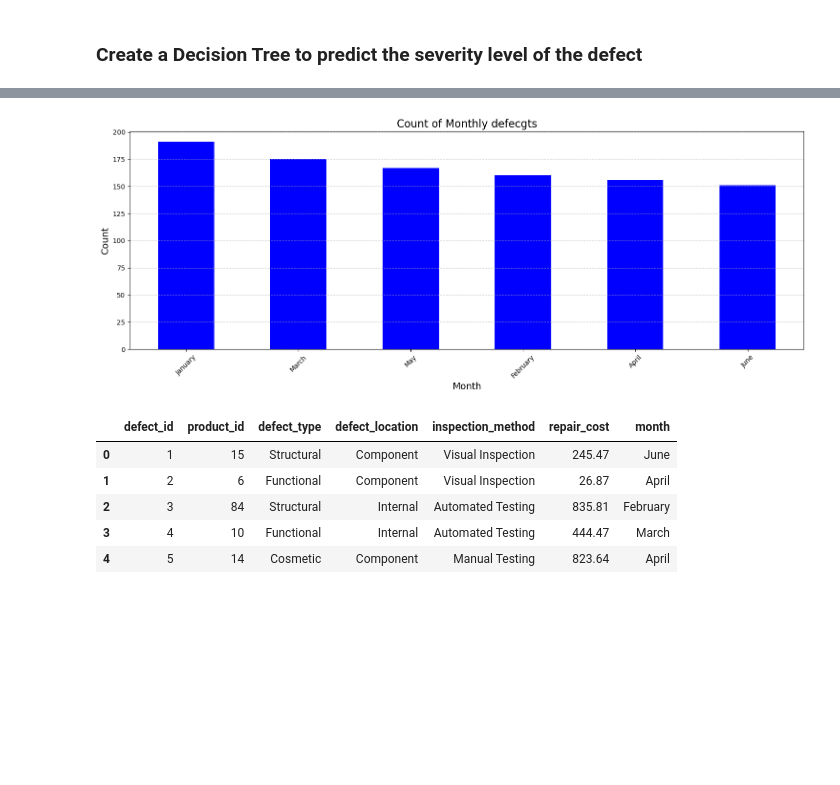
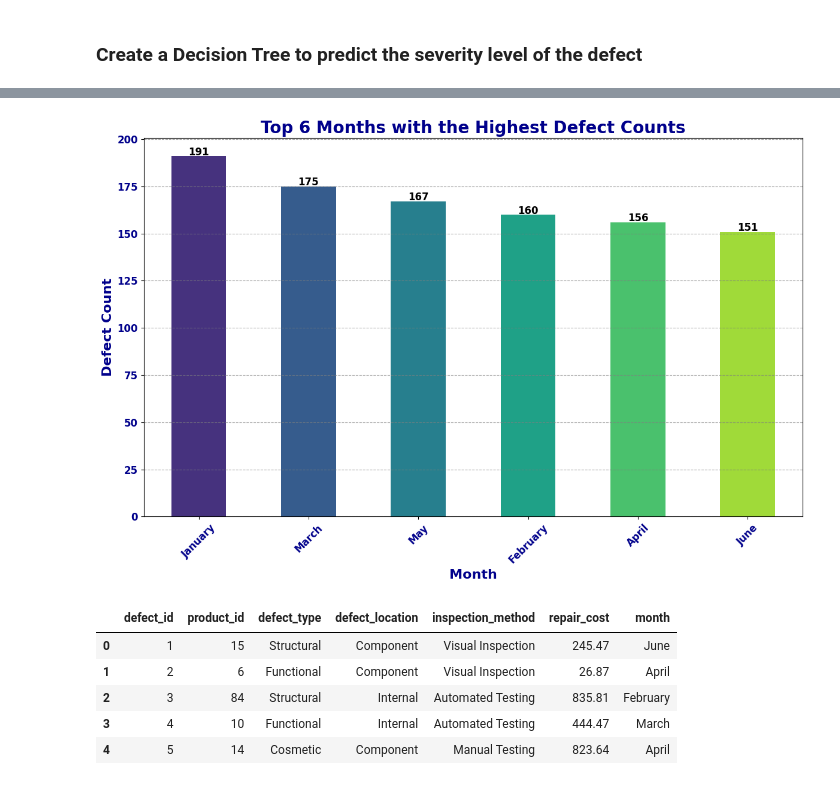
Before and after one commit to ACastel21/MGT-ML-FINAL-PROJECT-DEFECT-DATA-ML, a Jupyter notebook: notebooks/MGT665 Defect Data Decision Tree_Castel Edit.ipynb, the cells around one changed output, grey strips where cells are left out. Saved outputs shown, nothing was run; the diff lists cells and outputs as text; code cells hidden in the pictures; blank space fills up the shorter version.

```diff
--- a/notebooks/MGT665 Defect Data Decision Tree_Castel Edit.ipynb
+++ b/notebooks/MGT665 Defect Data Decision Tree_Castel Edit.ipynb
@@ -353,23 +314,36 @@ NameError: name 'calendar' is not defined
-# %%
-# check the distribution of the defects by month
-
-#create a bar plot of the defects by month
-plt.figure(figsize=(15, 6))
-month_count = defects['month'].value_counts()
-month_count.plot(kind="bar", color='blue')
-
-# add labels to the bars
-plt.title('Count of Monthly Defects', fontsize=16)
-plt.xlabel('Month', fontsize=14)
-plt.ylabel('Count', fontsize=14)
-plt.xticks(rotation=45)
-plt.grid(axis='y', linestyle='--', alpha=0.7)
-
-# Show the plot
-plt.tight_layout()
-plt.show()
-# %% [output]
-[figure, removed]
+# %%
+# Distribution Bar plot for the top 6 months with the highest defect counts
+plt.figure(figsize=(12, 8))
+
+# Get the top 6 months with the highest defect counts
+top_6_months = defects['month'].value_counts().head(6)
+
+# Create the bar plot with a vibrant color palette
+bars = top_6_months.plot(kind="bar", color=sns.color_palette("viridis", len(top_6_months)))
+
+# Add exact count values on top of each bar
+for i, count in enumerate(top_6_months):
+    plt.text(i, count + 0.5, str(count), ha='center', fontsize=12, color='black', fontweight='bold')
+
+# Add labels and title with bold styling
+plt.title('Top 6 Months with the Highest Defect Counts', fontsize=20, fontweight='bold', color='darkblue')
+plt.xlabel('Month', fontsize=16, fontweight='bold', color='darkblue')
+plt.ylabel('Defect Count', fontsize=16, fontweight='bold', color='darkblue')
+
+# Customize ticks for better readability
+plt.xticks(rotation=45, fontsize=12, fontweight='bold', color='darkblue')
+plt.yticks(fontsize=12, fontweight='bold', color='darkblue')
+
+# Add a grid with enhanced styling
+plt.grid(axis='y', linestyle='--', alpha=0.7, color='gray')
+
+# Improve layout
+plt.tight_layout()
+
+# Show the plot
+plt.show()
+# %% [output]
+[figure, added]
 # %%
 # Prepare the data for modeling
 X = defects.drop(columns=['severity', 'defect_date'])
```
Also changed, not shown: parts of 16 cells of this notebook.
